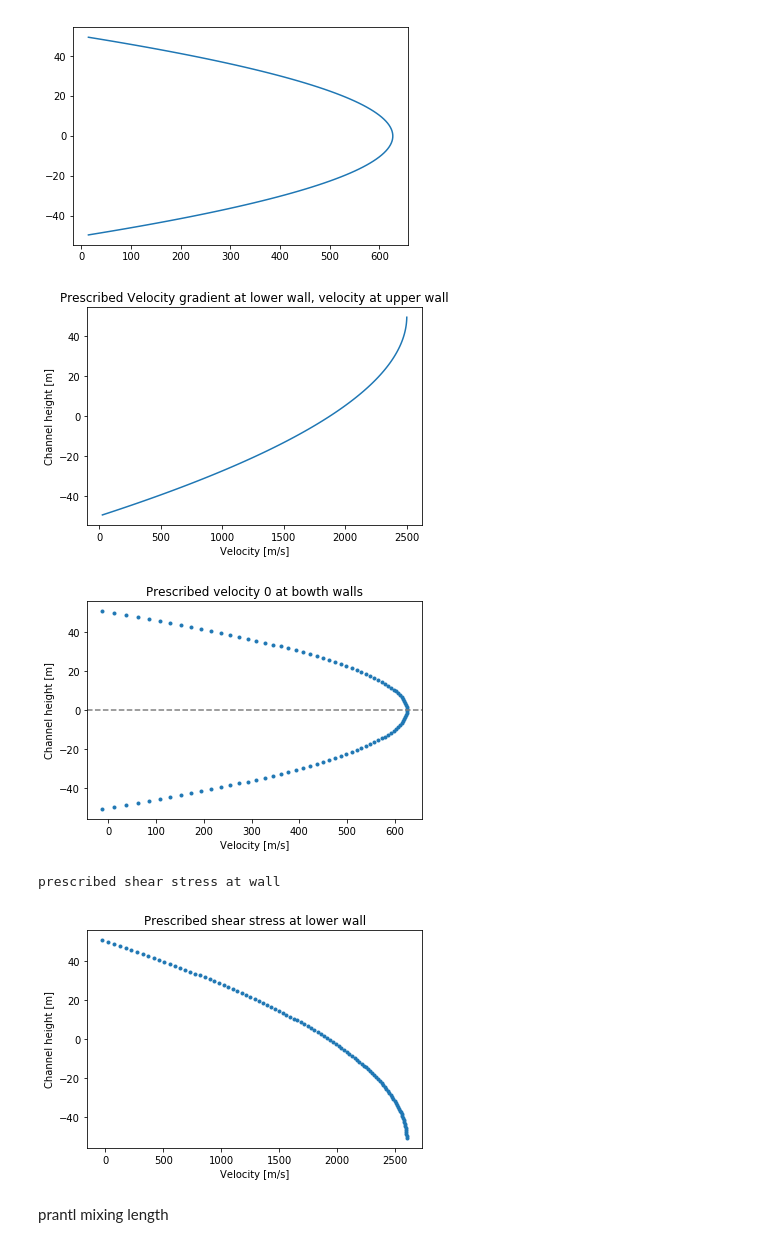
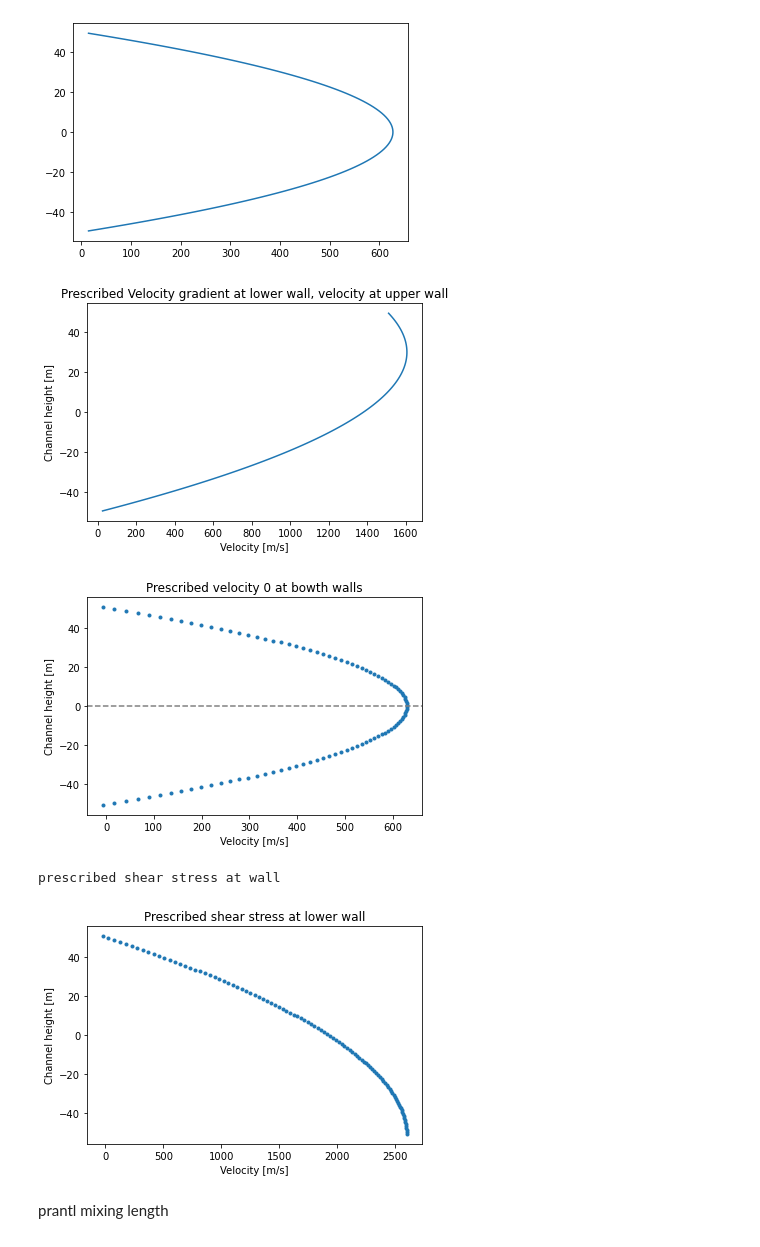
Before and after one commit to Toothpastefairy/comp_multphase_flow, a Jupyter notebook: tasks.ipynb, the cells around one changed output. Cells and saved outputs as stored; diff of their text form; code cells hidden in the pictures.

Commit message:
working more on boundary conditions + clean_up

```diff
--- a/tasks.ipynb
+++ b/tasks.ipynb
@@ -8,28 +8,28 @@ from scipy.special import lambertw
 # %%
 # Define the grid
 Ny = 100
 y_end = 100
 
 # Define flow parameters
 rho = 1
 mu_0 = 1
 pressure_difference = 1 * mu_0 / rho
 pressure_boundary = np.array([4, 4]) * mu_0 / rho
 boundary_condition = [1, 1]
 
 # Set the system up
-system = mf.Multiflow(Ny, y_end, rho, pressure_difference ,pressure_boundary, boundary_condition, mu_0)
+system = mf.Multiflow(Ny, y_end, rho, pressure_difference ,pressure_boundary, boundary_condition, mu_0,0)
 mu = system.calc_mu(mu_0)
 velocity_laminar = system.simulate(mu)
 plt.plot(velocity_laminar[1:-1], system.y[1:-1])
 plt.show()
 # %% [output]
-[figure, old version]
+[figure, new version]
 # %%
 # velocity gradient is 0 at wall 1, velocity set at wall 2
 boundary_condition = [1,-1]
-pressure_boundary = [0, 0]
-system_velocity_gradient = mf.Multiflow(Ny, y_end, rho, pressure_difference ,pressure_boundary, boundary_condition, mu_0)
+pressure_boundary = [10, 10]
+system_velocity_gradient = mf.Multiflow(Ny, y_end, rho, pressure_difference ,pressure_boundary, boundary_condition, mu_0,0)
 solution = system_velocity_gradient.simulate(mu)
 plt.plot(solution[1:-1], system_velocity_gradient.y[1:-1])
 plt.title("Prescribed Velocity gradient at lower wall, velocity at upper wall")
@@ -39,7 +39,7 @@ plt.show()
 
 # velocity is 0 at wall
 boundary_condition = [1, 1]
-system_velocity_zero = mf.Multiflow(Ny, y_end, rho, pressure_difference ,pressure_boundary, boundary_condition, mu_0)
+system_velocity_zero = mf.Multiflow(Ny, y_end, rho, pressure_difference ,pressure_boundary, boundary_condition, mu_0,0)
 solution = system_velocity_zero.simulate(mu)
 plt.title("Prescribed velocity 0 at bowth walls")
 plt.xlabel('Velocity [m/s]')
@@ -53,7 +53,7 @@ print("prescribed shear stress at wall")
 stress = 1
 boundary_condition = [-1, 1]
 pressure_boundary = [-stress * (y_end / Ny) / mu[0], 0]
-system_velocity_shear_stress = mf.Multiflow(Ny, y_end, rho, pressure_difference ,pressure_boundary, boundary_condition, mu_0)
+system_velocity_shear_stress = mf.Multiflow(Ny, y_end, rho, pressure_difference ,pressure_boundary, boundary_condition, mu_0,0)
 solution = system_velocity_shear_stress.simulate(mu)
 plt.title("Prescribed shear stress at lower wall")
 plt.xlabel('Velocity [m/s]')
@@ -61,10 +61,10 @@ plt.ylabel('Channel height [m]')
 plt.plot(solution,system_velocity_shear_stress.y, '.')
 plt.show()
 # %% [output]
-[figure, old version]
+[figure, new version]
-[figure, old version]
+[figure, new version]
 prescribed shear stress at wall
-[figure, old version]
+[figure, new version]
 # %% [markdown]
 prantl mixing length
 # %%
```
Also changed, not shown: parts of 1 cell of this notebook, 2 other files.
